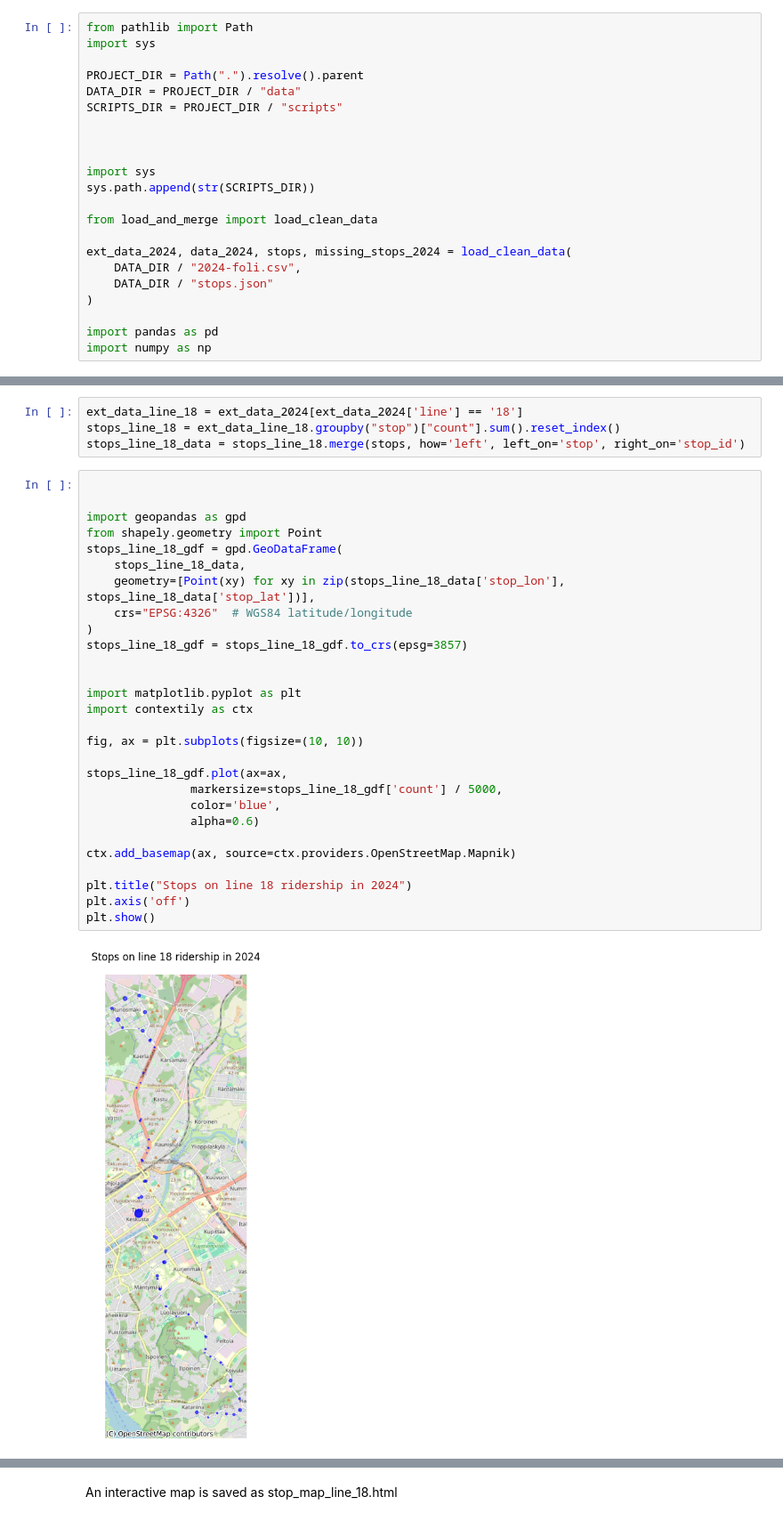
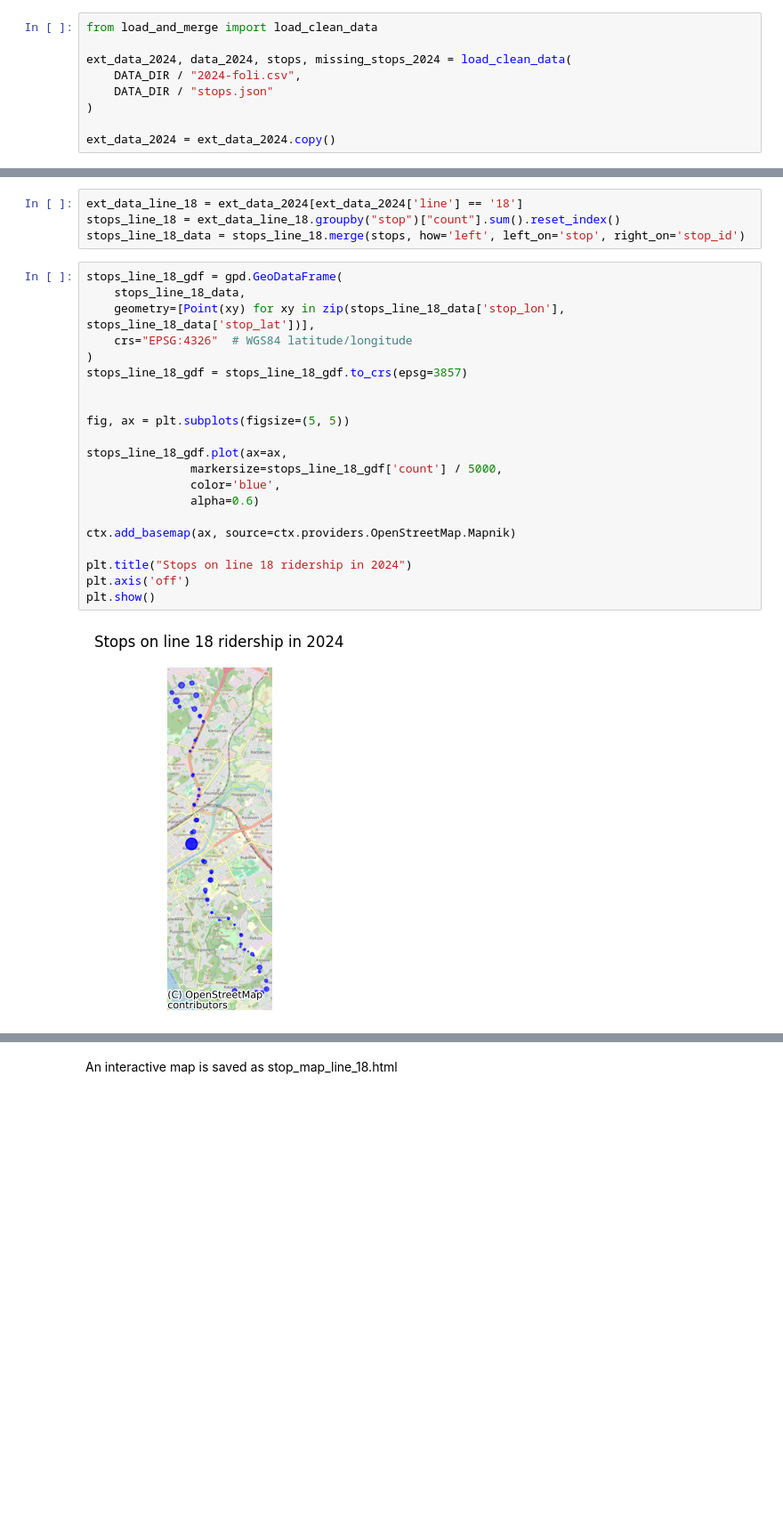
Before and after one commit to zakharov89/Turku_bus_ridership, a Jupyter notebook: notebooks/exploration.ipynb, the cells around one changed output, grey strips where cells are left out. Shown at 89% size. Cells and saved outputs as stored; diff of their text form; blank space fills up the shorter version.

```diff
--- a/notebooks/exploration.ipynb
+++ b/notebooks/exploration.ipynb
@@ -16,16 +42,4 @@ The `load_clean_data` function loads the CSV file with trips data and JSON file
 # %%
-from pathlib import Path
-import sys
-
-PROJECT_DIR = Path(".").resolve().parent
-DATA_DIR = PROJECT_DIR / "data"
-SCRIPTS_DIR = PROJECT_DIR / "scripts"
-
-
-
-import sys
-sys.path.append(str(SCRIPTS_DIR))
-
 from load_and_merge import load_clean_data
 
 ext_data_2024, data_2024, stops, missing_stops_2024 = load_clean_data(
@@ -33,8 +47,7 @@ ext_data_2024, data_2024, stops, missing_stops_2024 = load_clean_data(
     DATA_DIR / "stops.json"
 )
 
-import pandas as pd
-import numpy as np
+ext_data_2024 = ext_data_2024.copy()
 # %% [markdown]
 # Basic Overview
 
@@ -881,32 +760,25 @@ ext_data_line_18 = ext_data_2024[ext_data_2024['line'] == '18']
 stops_line_18 = ext_data_line_18.groupby("stop")["count"].sum().reset_index()
 stops_line_18_data = stops_line_18.merge(stops, how='left', left_on='stop', right_on='stop_id')
 # %%
-
-
-import geopandas as gpd
-from shapely.geometry import Point
 stops_line_18_gdf = gpd.GeoDataFrame(
     stops_line_18_data,
     geometry=[Point(xy) for xy in zip(stops_line_18_data['stop_lon'], stops_line_18_data['stop_lat'])],
     crs="EPSG:4326"  # WGS84 latitude/longitude
 )
 stops_line_18_gdf = stops_line_18_gdf.to_crs(epsg=3857)
 
 
-import matplotlib.pyplot as plt
-import contextily as ctx
-
-fig, ax = plt.subplots(figsize=(10, 10))
+fig, ax = plt.subplots(figsize=(5, 5))
 
 stops_line_18_gdf.plot(ax=ax,
                markersize=stops_line_18_gdf['count'] / 5000,
                color='blue',
                alpha=0.6)
 
 ctx.add_basemap(ax, source=ctx.providers.OpenStreetMap.Mapnik)
 
 plt.title("Stops on line 18 ridership in 2024")
 plt.axis('off')
 plt.show()
 # %% [output]
-[figure, old version]
+[figure, new version]
```
Also changed, not shown: parts of 95 cells of this notebook.
